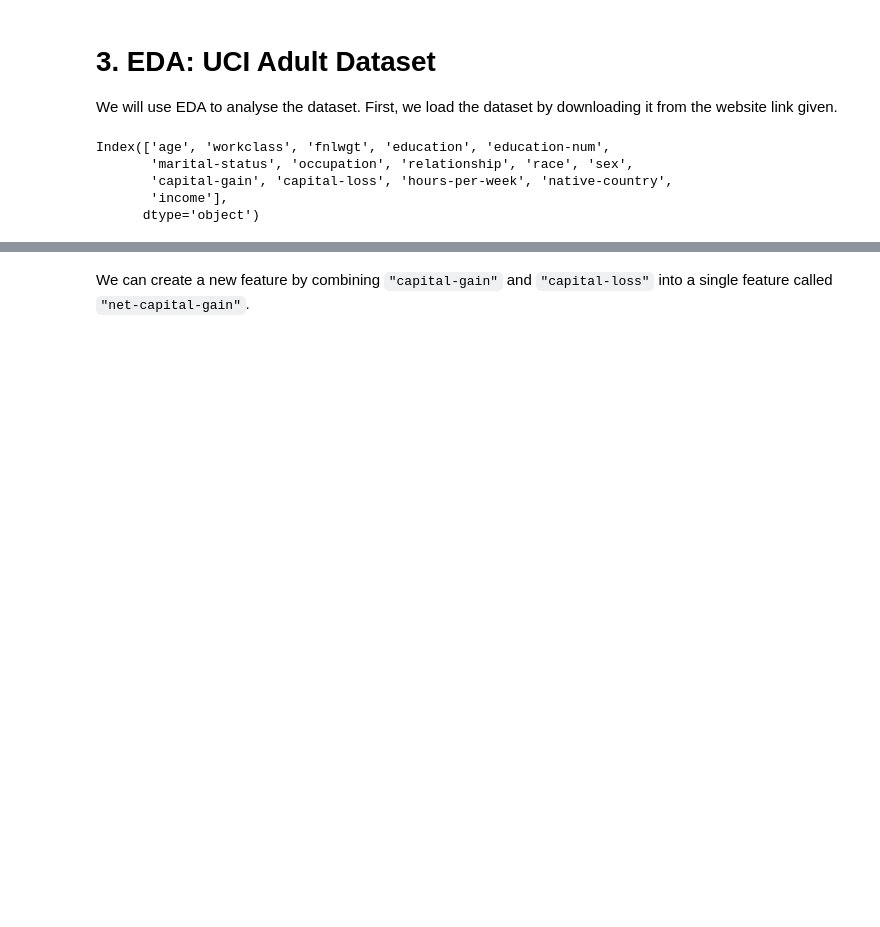
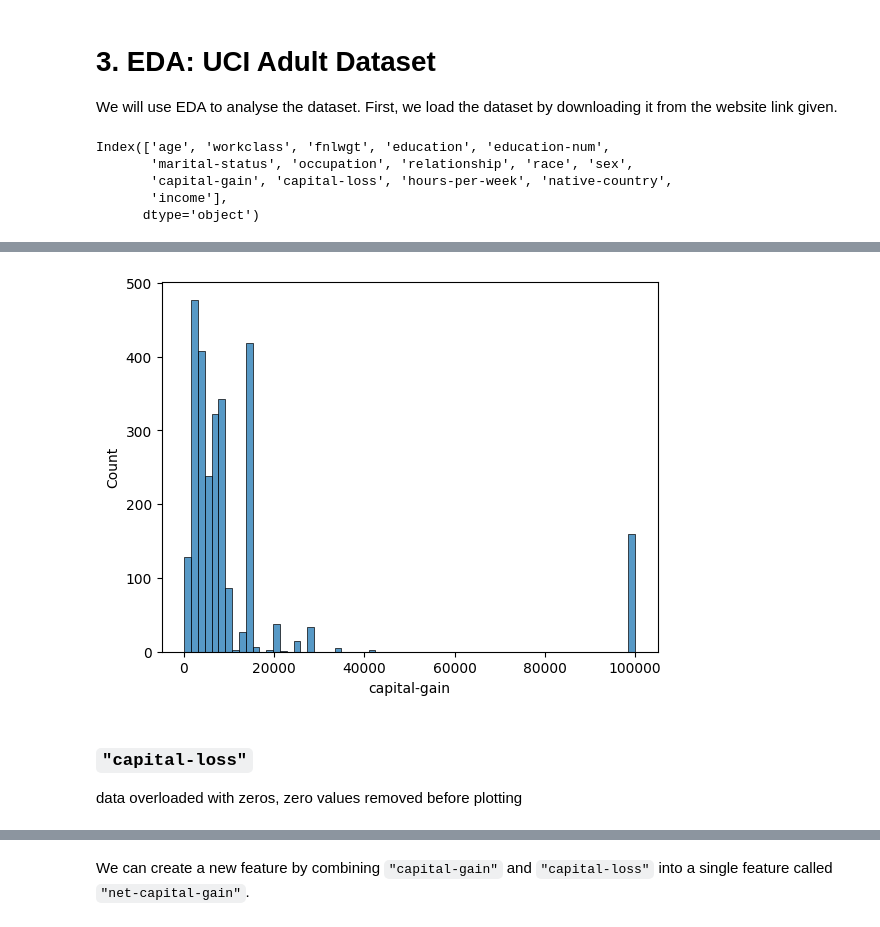
Before and after one commit to shrivastava95/data-visualization, a Jupyter notebook: Labs/datavis-lab5-6-exploratory-data-analysis/B20AI013_DV_lab_56_EDA.ipynb, the cells around one changed output, grey strips where cells are left out. Saved outputs shown, nothing was run; the diff lists cells and outputs as text; code cells hidden in the pictures; blank space fills up the shorter version.

```diff
--- a/Labs/datavis-lab5-6-exploratory-data-analysis/B20AI013_DV_lab_56_EDA.ipynb
+++ b/Labs/datavis-lab5-6-exploratory-data-analysis/B20AI013_DV_lab_56_EDA.ipynb
@@ -108,0 +144,8 @@ Let us visualize the distribution of the target variable, `"income"`, across the
+# %%
+sns.histplot(df['capital-gain'])
+plt.show()
+# %% [output]
+[figure, added]
+# %% [markdown]
+### `"capital-loss"`
+data overloaded with zeros, zero values removed before plotting
```
Also changed, not shown: parts of 26 cells of this notebook.
